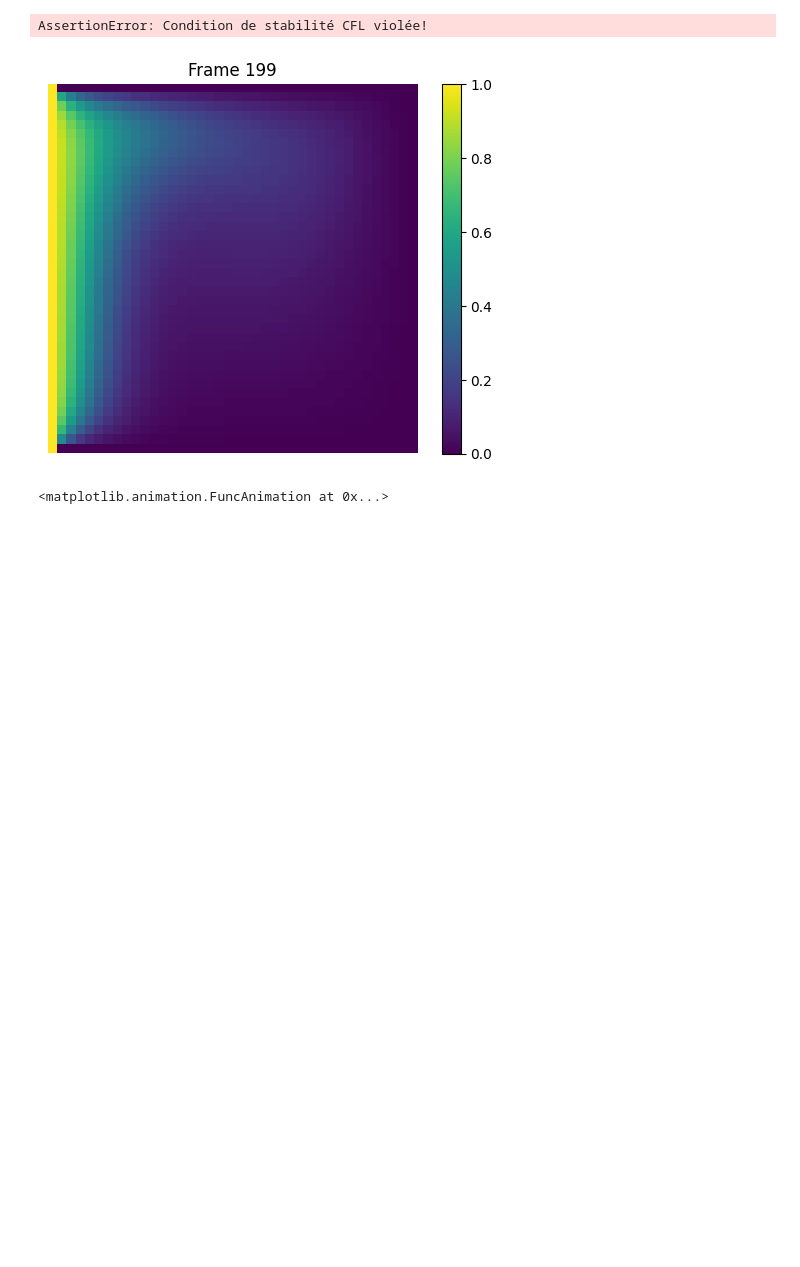
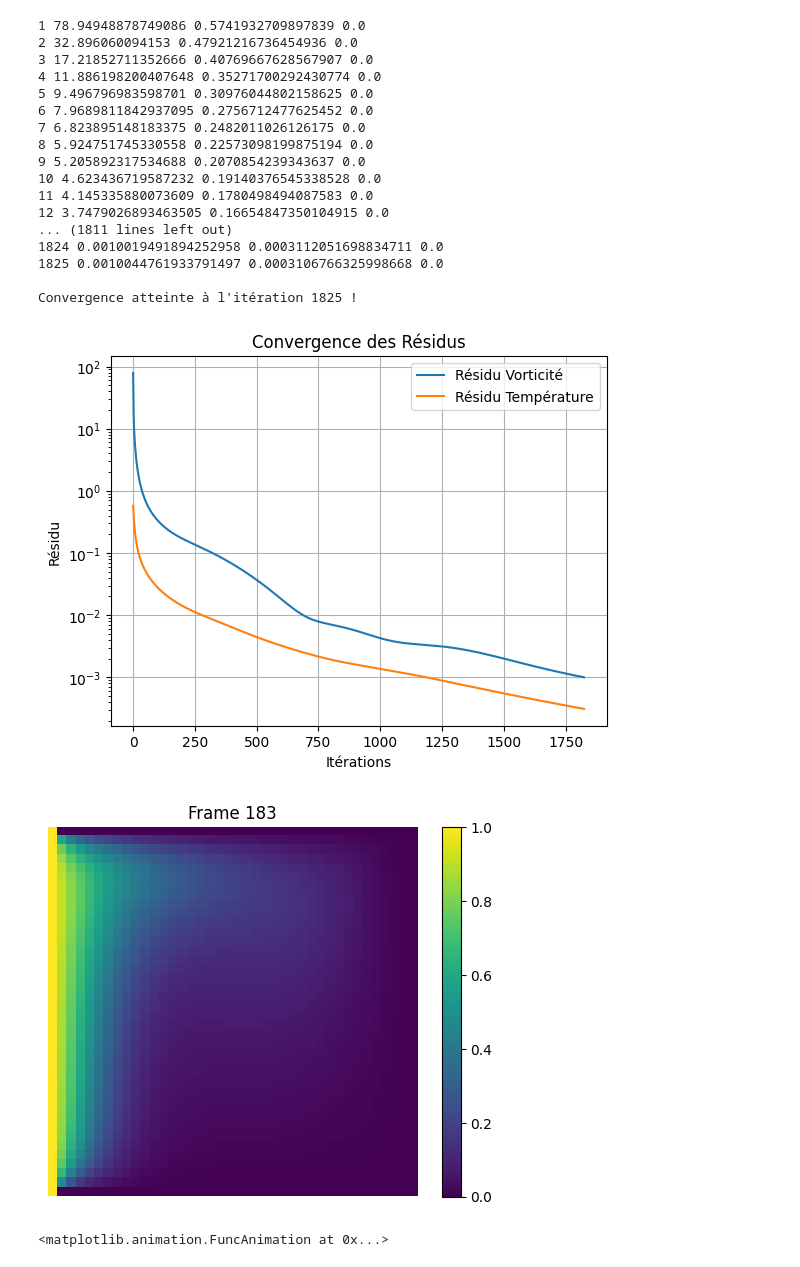
Before and after one commit to PierreG25/Thermal-transfert, a Jupyter notebook: ADI_Thomas.ipynb, the cells around one changed output. Cells and saved outputs as stored; diff of their text form; code cells hidden in the pictures; blank space fills up the shorter version.

```diff
--- a/ADI_Thomas.ipynb
+++ b/ADI_Thomas.ipynb
@@ -12,10 +12,11 @@ Re = 100.0
 Pr = 0.71
 Ri = 1.0
 U0 = 1.0  # Vitesse paroi supérieure
-dt = 0.1
+
+dt = 0.01
 alpha_sor = 1.725
 tol_sor = 1e-6
-tol_steady_state = 1e-5
+tol_steady_state = 1e-3
 
 # --- INITIALISATION ---
 T = np.zeros((nx, ny))
@@ -128,43 +129,80 @@ def solve_poisson_psi(psi, w, dx, alpha_sor, tol):
         if np.linalg.norm(psi - psi_old) < tol:
             break
     return psi
 
 # ----------------------------------------------------------------
 # BOUCLE PRINCIPALE
 # ----------------------------------------------------------------
 
 img_dic = {'T': [T], 'w': [w], 'psi': [psi]}
 u, v = get_velocity(psi)
 img_dic['u'] = [u]
 img_dic['v'] = [v]
 
 
-nmax = 200
+nmax = 2000
 n = 0
+
+res_w = []
+res_psi = []
+res_T = []
+
 while n <= nmax:
 
     T_new = solve_energy_adi(T, psi, dt, dx, dy, Re, Pr)
     w_new = update_vorticity_boundary(w, psi, dx, dy, U0)
     w_new = solve_vorticity_interior(w_new, T_new, psi, dt, dx, dy, Re, Ri)
     psi_new = solve_poisson_psi(psi, w_new, dx, alpha_sor, tol_sor)
 
-    res_w = np.linalg.norm(w_new - w)
-    res_psi = np.linalg.norm(psi_new - psi)
-    res_T = np.linalg.norm(T_new - T)
+    res_w.append(np.linalg.norm(w_new - w))
+    res_psi.append(np.linalg.norm(psi_new - psi))
+    res_T.append(np.linalg.norm(T_new - T))
 
-    if res_w < tol_steady_state and res_t < tol_steady_state:
+    if res_w[-1] < tol_steady_state and res_T[-1] < tol_steady_state:
             print(f"\nConvergence atteinte à l'itération {n} !")
             break
 
+    T, w, psi = T_new, w_new, psi_new
+
     if n % 10 == 0:
-        img_dic['T'].append(T_new.copy())
-        img_dic['w'].append(w_new.copy())
-        img_dic['psi'].append(psi_new.copy())
-        u_save, v_save = get_velocity(psi_new)
+        img_dic['T'].append(T.copy())
+        img_dic['w'].append(w.copy())
+        img_dic['psi'].append(psi.copy())
+        u_save, v_save = get_velocity(psi)
         img_dic['u'].append(u_save.copy())
         img_dic['v'].append(v_save.copy())
+
+    n += 1
+    print(n, res_w[-1], res_T[-1], res_psi[-1])
+
+plt.plot(res_w, label='Résidu Vorticité')
+plt.plot(res_T, label='Résidu Température')
+plt.yscale('log')
+plt.xlabel('Itérations')
+plt.ylabel('Résidu')
+plt.legend()
+plt.title('Convergence des Résidus')
+plt.grid()
+plt.show()
 # %% [output]
-AssertionError: Condition de stabilité CFL violée!
+1 78.94948878749086 0.5741932709897839 0.0
+2 32.896060094153 0.47921216736454936 0.0
+3 17.21852711352666 0.40769667628567907 0.0
+4 11.886198200407648 0.35271700292430774 0.0
+5 9.496796983598701 0.30976044802158625 0.0
+6 7.9689811842937095 0.2756712477625452 0.0
+7 6.823895148183375 0.2482011026126175 0.0
+8 5.924751745330558 0.22573098199875194 0.0
+9 5.205892317534688 0.2070854239343637 0.0
+10 4.623436719587232 0.19140376545338528 0.0
+11 4.145335880073609 0.1780498494087583 0.0
+12 3.7479026893463505 0.16654847350104915 0.0
+... (1811 lines left out)
+1824 0.0010019491894252958 0.0003112051698834711 0.0
+1825 0.0010044761933791497 0.0003106766325998668 0.0
+
+Convergence atteinte à l'itération 1825 !
+[figure, added]
 # %%
 def animer_matrices(liste_matrices, fps=20, save_path=None):
     fig, ax = plt.subplots()
```
Also changed, not shown: 1 other file.
